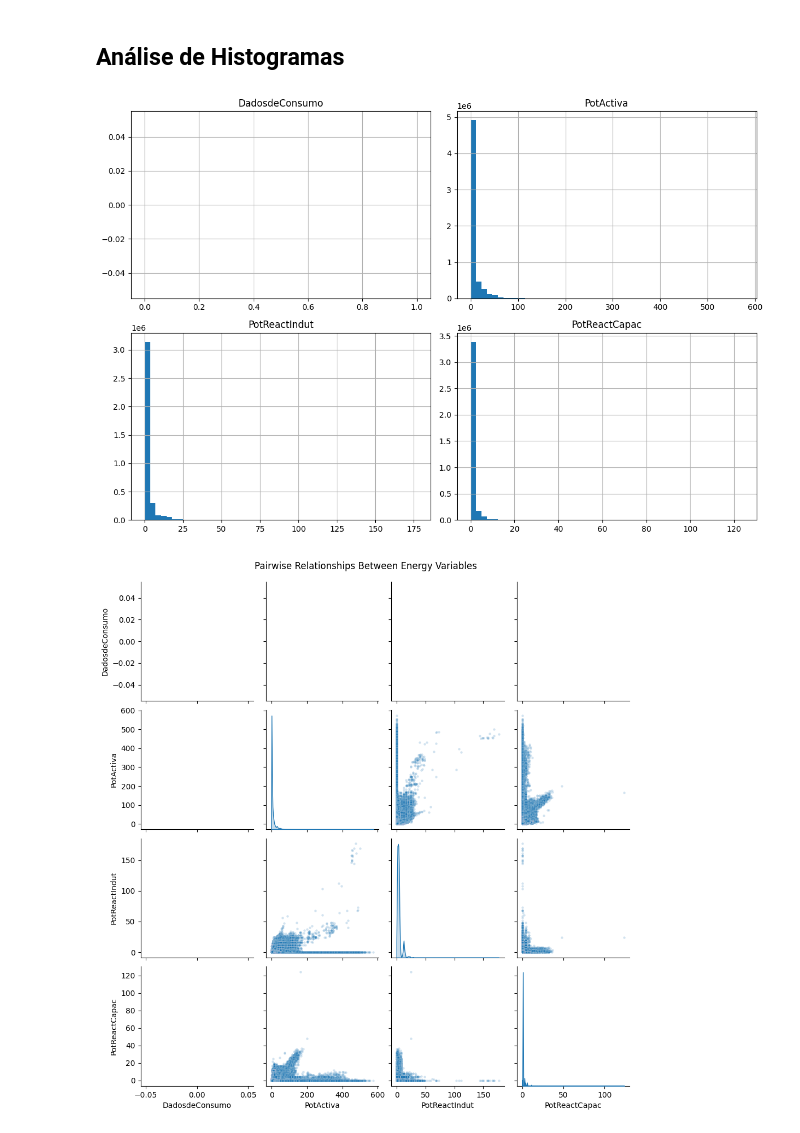
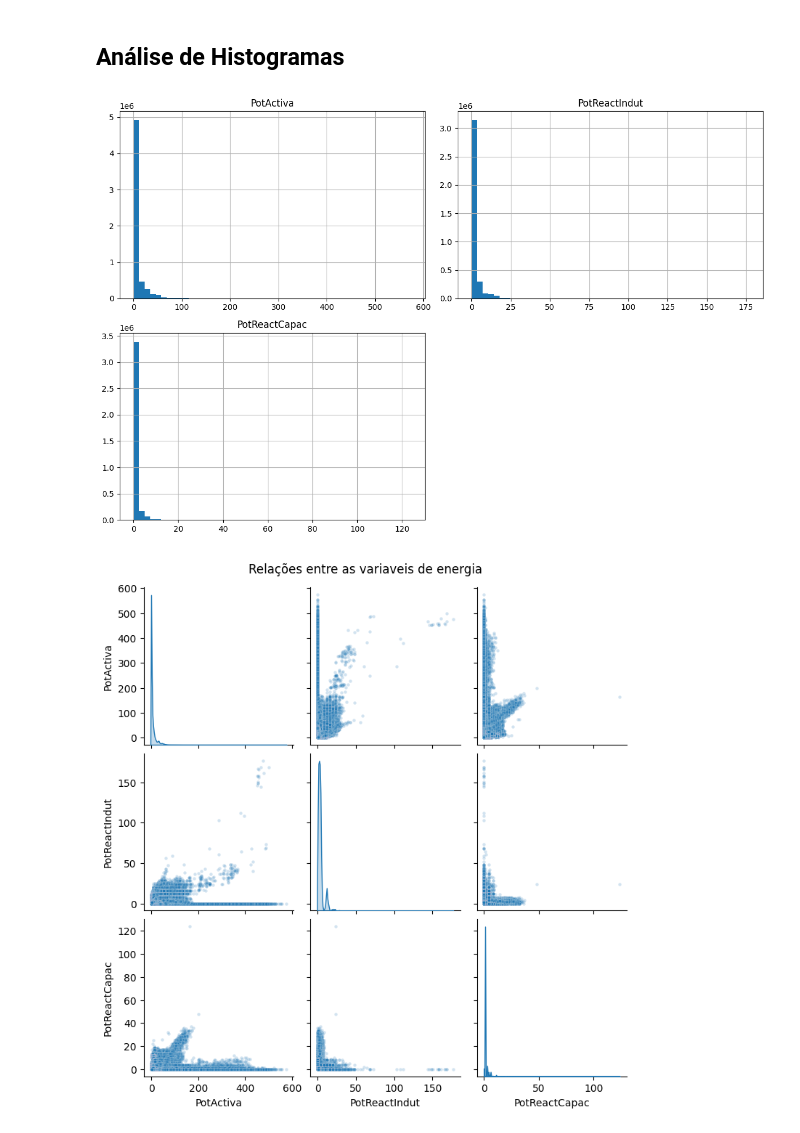
Before and after one commit to jpnoa1/IAA, a Jupyter notebook: Projeto IAA/Projeto.ipynb, the cells around one changed output. Saved outputs shown, nothing was run; the diff lists cells and outputs as text; code cells hidden in the pictures.

```diff
--- a/Projeto IAA/Projeto.ipynb
+++ b/Projeto IAA/Projeto.ipynb
@@ -133,17 +155,16 @@ O conjunto de dados contém 91 CPEs distintos.
 ## Análise de Histogramas
 # %%
 histo = df.select([
-    "DadosdeConsumo",
     "PotActiva",
     "PotReactIndut",
     "PotReactCapac"
 ]).to_pandas()
 
 histo.hist(bins=50, figsize=(12,8))
 plt.tight_layout()
 plt.show()
 # %% [output]
-[figure, old version]
+[figure, new version]
 # %%
 sns.pairplot(
     histo,
@@ -153,4 +174,4 @@ sns.pairplot(
 plt.suptitle("Relações entre as variaveis de energia", y=1.02)
 plt.show()
 # %% [output]
-[figure, old version]
+[figure, new version]
```
Also changed, not shown: parts of 10 cells of this notebook.
